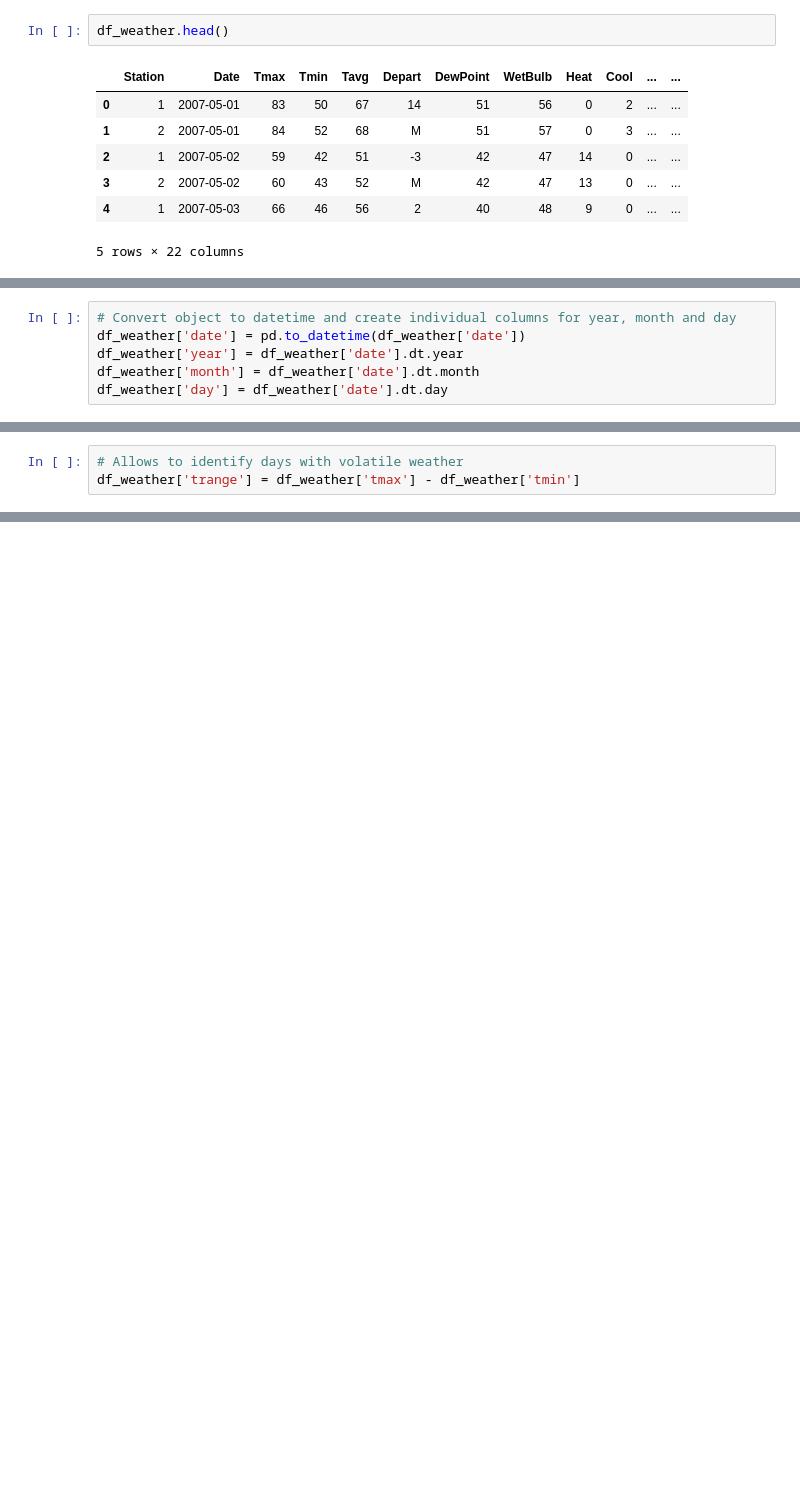
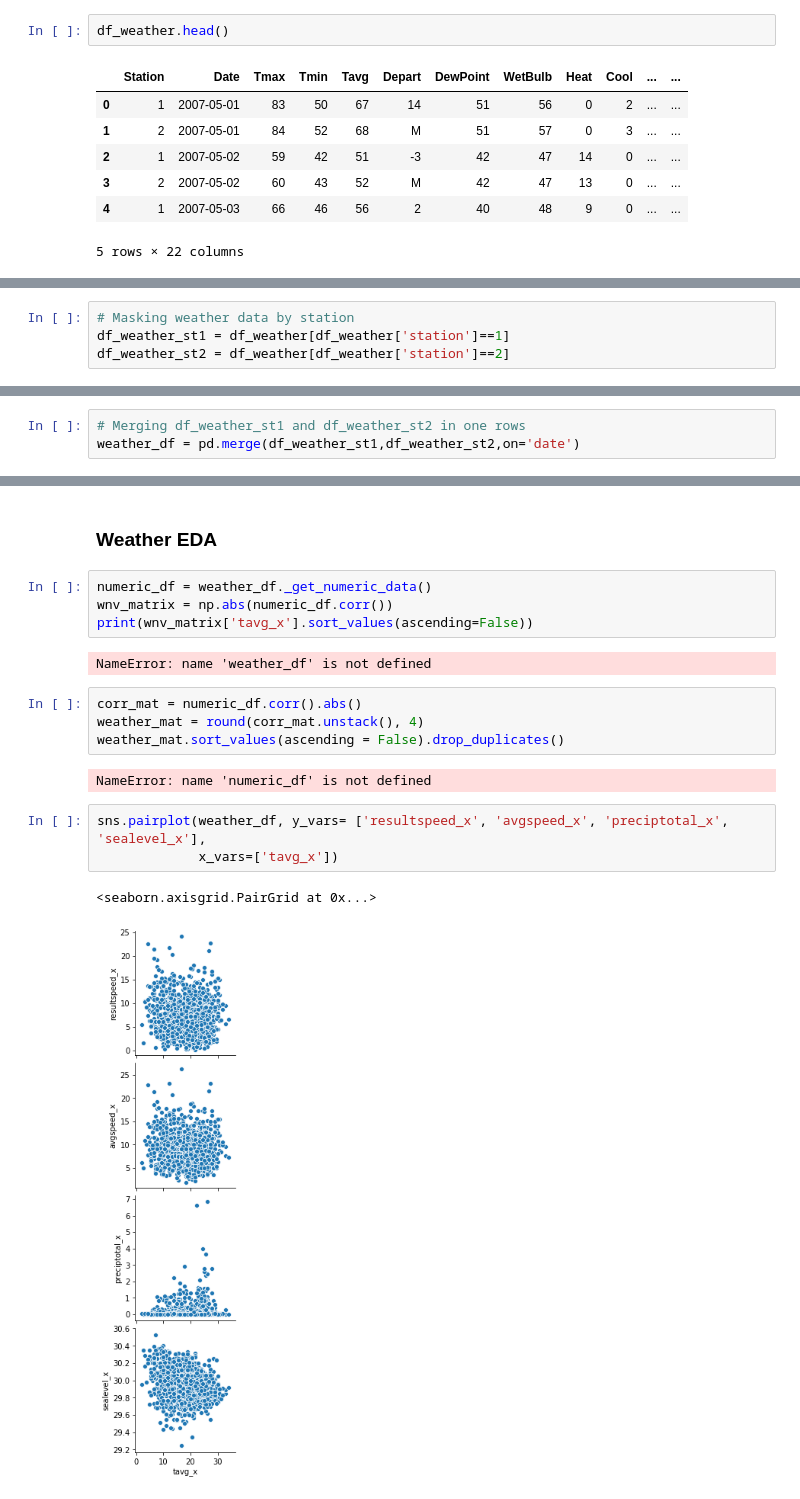
Before and after one commit to DSI-14-P4-BARJ/Project_4_West_Nile_Virus_Prediction, a Jupyter notebook: code/Project_4_West_Nile_Virus_Prediction.ipynb, the cells around one changed output, grey strips where cells are left out. Saved outputs shown, nothing was run; the diff lists cells and outputs as text; blank space fills up the shorter version.

Commit message:
update df for weather eda

```diff
--- a/code/Project_4_West_Nile_Virus_Prediction.ipynb
+++ b/code/Project_4_West_Nile_Virus_Prediction.ipynb
@@ -275,6 +374,0 @@ change_dtype_int('depth')
-# %%
-# Convert object to datetime and create individual columns for year, month and day
-df_weather['date'] = pd.to_datetime(df_weather['date'])
-df_weather['year'] = df_weather['date'].dt.year
-df_weather['month'] = df_weather['date'].dt.month
-df_weather['day'] = df_weather['date'].dt.day
@@ -285,3 +374,0 @@ df_weather.info()
-# %%
-# Allows to identify days with volatile weather
-df_weather['trange'] = df_weather['tmax'] - df_weather['tmin']
@@ -300,0 +379,4 @@ heat_map = sns.heatmap(corr,mask=mask,annot=True,vmin=-1,vmax=1,cmap="Reds")
+# %%
+# Masking weather data by station
+df_weather_st1 = df_weather[df_weather['station']==1]
+df_weather_st2 = df_weather[df_weather['station']==2]
@@ -300,0 +430,3 @@ heat_map = sns.heatmap(corr,mask=mask,annot=True,vmin=-1,vmax=1,cmap="Reds")
+# %%
+# Merging df_weather_st1 and df_weather_st2 in one rows
+weather_df = pd.merge(df_weather_st1,df_weather_st2,on='date')
@@ -301,2 +835,22 @@ heat_map = sns.heatmap(corr,mask=mask,annot=True,vmin=-1,vmax=1,cmap="Reds")
+# %% [markdown]
+### Weather EDA
+# %%
+numeric_df = weather_df._get_numeric_data()
+wnv_matrix = np.abs(numeric_df.corr())
+print(wnv_matrix['tavg_x'].sort_values(ascending=False))
+# %% [output]
+NameError: name 'weather_df' is not defined
+# %%
+corr_mat = numeric_df.corr().abs()
+weather_mat = round(corr_mat.unstack(), 4)
+weather_mat.sort_values(ascending = False).drop_duplicates()
+# %% [output]
+NameError: name 'numeric_df' is not defined
+# %%
+sns.pairplot(weather_df, y_vars= ['resultspeed_x', 'avgspeed_x', 'preciptotal_x', 'sealevel_x'],
+             x_vars=['tavg_x'])
+# %% [output]
+<seaborn.axisgrid.PairGrid at 0x...>
+[figure, added]
 # %%
 numeric_df.hist(figsize=(15,15));
```
Also changed, not shown: parts of 150 cells of this notebook.
